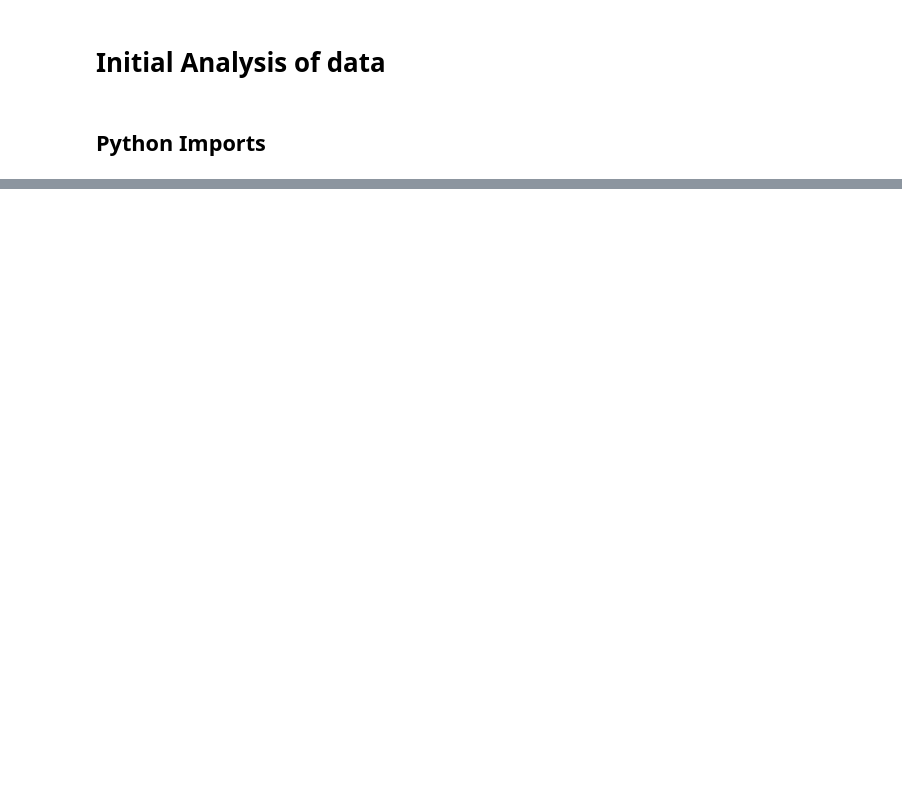
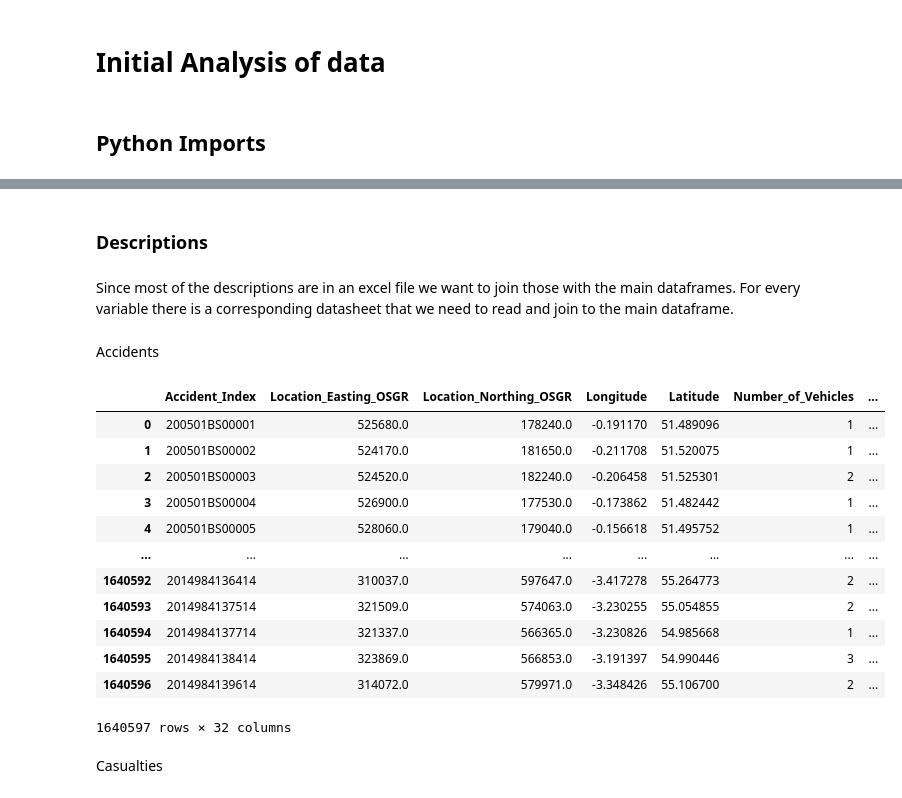
Before and after one commit to jojopirker/sdcProject, a Jupyter notebook: notebooks/1_Inital_Analysis.ipynb, the cells around one changed output, grey strips where cells are left out. Saved outputs shown, nothing was run; the diff lists cells and outputs as text; code cells hidden in the pictures; blank space fills up the shorter version.

```diff
--- a/notebooks/1_Inital_Analysis.ipynb
+++ b/notebooks/1_Inital_Analysis.ipynb
@@ -53,0 +128,4 @@ Index(['Accident_Index', 'Vehicle_Reference', 'Vehicle_Type',
+# %% [markdown]
+### Descriptions
+# %% [markdown]
+Since most of the descriptions are in an excel file we want to join those with the main dataframes. For every variable there is a corresponding datasheet that we need to read and join to the main dataframe.
@@ -53,0 +163,43 @@ Index(['Accident_Index', 'Vehicle_Reference', 'Vehicle_Type',
+# %% [markdown]
+Accidents
+# %%
+accidents_full = accidents.copy()
+
+for name in ['Police_Force',
+ 'Accident_Severity',
+ 'Day_of_Week',
+ 'Local_Authority_(District)',
+ 'Local_Authority_(Highway)',
+ '1st_Road_Class',
+ 'Road_Type',
+ 'Junction_Detail',
+ 'Junction_Control',
+ '2nd_Road_Class',
+ 'Pedestrian_Crossing-Human_Control',
+ 'Pedestrian_Crossing-Physical_Facilities',
+ 'Light_Conditions',
+ 'Weather_Conditions',
+ 'Road_Surface_Conditions',
+ 'Special_Conditions_at_Site',
+ 'Carriageway_Hazards',
+ 'Urban_or_Rural_Area',
+ 'Did_Police_Officer_Attend_Scene_of_Accident']:
+    accidents_full = read_and_join_description(accidents_full, name)
+# %%
+accidents_full
+# %% [output]
+|  | Accident_Index | Location_Easting_OSGR | Location_Northing_OSGR | Longitude | Latitude | Number_of_Vehicles | ... |
+| 0 | 200501BS00001 | 525680.0 | 178240.0 | -0.191170 | 51.489096 | 1 | ... |
+| 1 | 200501BS00002 | 524170.0 | 181650.0 | -0.211708 | 51.520075 | 1 | ... |
+| 2 | 200501BS00003 | 524520.0 | 182240.0 | -0.206458 | 51.525301 | 2 | ... |
+| 3 | 200501BS00004 | 526900.0 | 177530.0 | -0.173862 | 51.482442 | 1 | ... |
+| 4 | 200501BS00005 | 528060.0 | 179040.0 | -0.156618 | 51.495752 | 1 | ... |
+| ... | ... | ... | ... | ... | ... | ... | ... |
+| 1640592 | 2014984136414 | 310037.0 | 597647.0 | -3.417278 | 55.264773 | 2 | ... |
+| 1640593 | 2014984137514 | 321509.0 | 574063.0 | -3.230255 | 55.054855 | 2 | ... |
+| 1640594 | 2014984137714 | 321337.0 | 566365.0 | -3.230826 | 54.985668 | 1 | ... |
+| 1640595 | 2014984138414 | 323869.0 | 566853.0 | -3.191397 | 54.990446 | 3 | ... |
+| 1640596 | 2014984139614 | 314072.0 | 579971.0 | -3.348426 | 55.106700 | 2 | ... |
+1640597 rows × 32 columns
+# %% [markdown]
+Casualties
```
Also changed, not shown: parts of 16 cells of this notebook, 1 other file.
